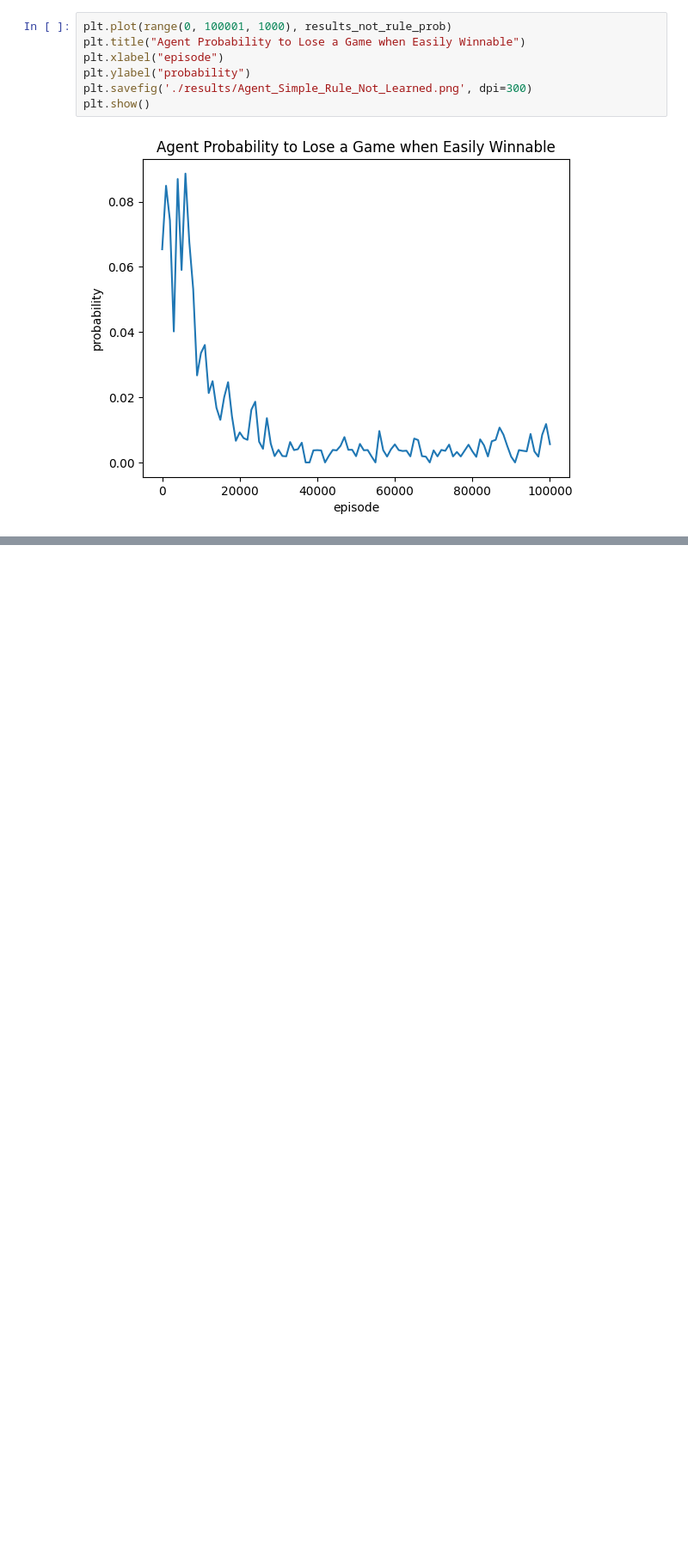
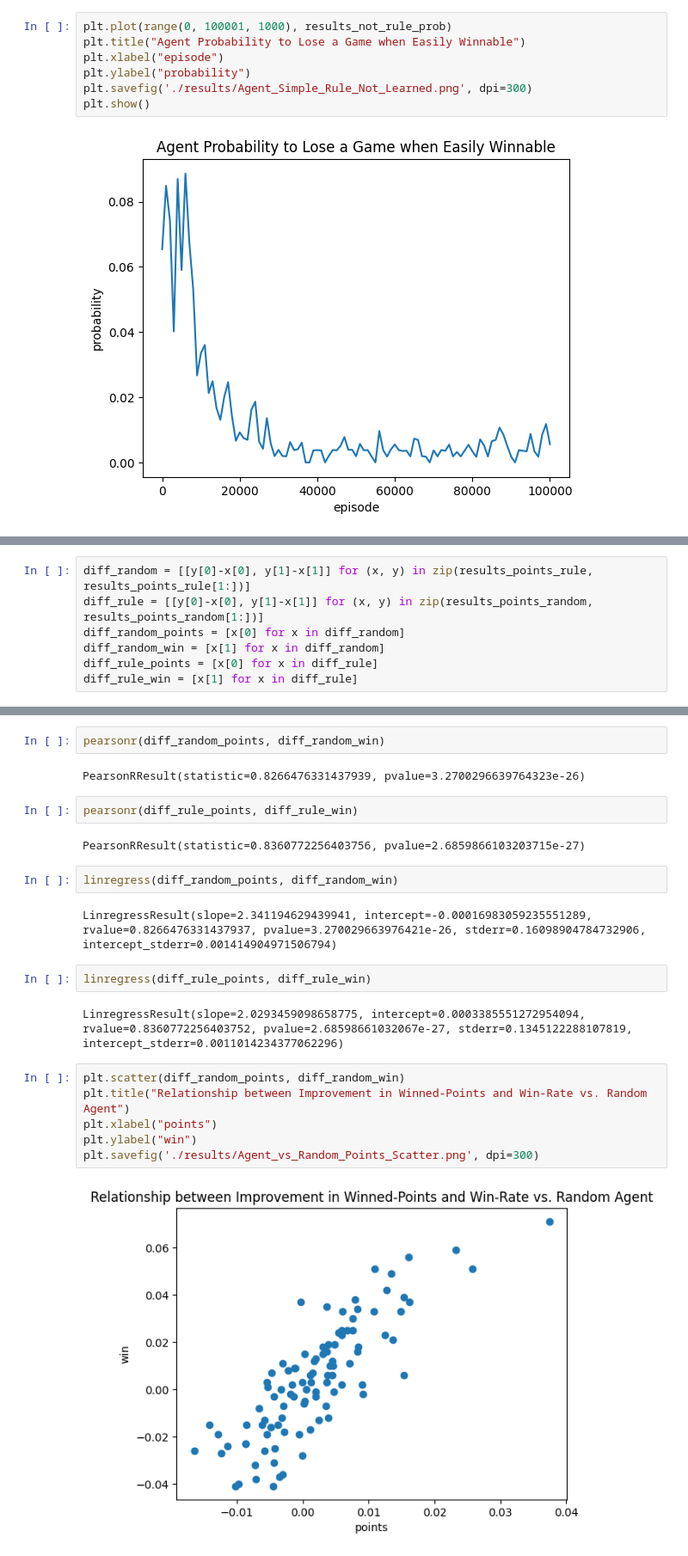
Before and after one commit to Tortar/BriscolaAI, a Jupyter notebook: agent_analysis.ipynb, the cells around one changed output, grey strips where cells are left out. Shown at 86% size. Drawn from its saved outputs; the diff is of its cells as text; blank space fills up the shorter version.

```diff
--- a/agent_analysis.ipynb
+++ b/agent_analysis.ipynb
@@ -203,3 +204,10 @@ plt.savefig('./results/Agent_vs_Random_Points.png', dpi=300)
 plt.show()
 # %% [output]
 [figure]
+# %%
+diff_random = [[y[0]-x[0], y[1]-x[1]] for (x, y) in zip(results_points_rule, results_points_rule[1:])]
+diff_rule = [[y[0]-x[0], y[1]-x[1]] for (x, y) in zip(results_points_random, results_points_random[1:])]
+diff_random_points = [x[0] for x in diff_random]
+diff_random_win = [x[1] for x in diff_random]
+diff_rule_points = [x[0] for x in diff_rule]
+diff_rule_win = [x[1] for x in diff_rule]
@@ -205,0 +222,24 @@ plt.show()
+# %%
+pearsonr(diff_random_points, diff_random_win)
+# %% [output]
+PearsonRResult(statistic=0.8266476331437939, pvalue=3.2700296639764323e-26)
+# %%
+pearsonr(diff_rule_points, diff_rule_win)
+# %% [output]
+PearsonRResult(statistic=0.8360772256403756, pvalue=2.6859866103203715e-27)
+# %%
+linregress(diff_random_points, diff_random_win)
+# %% [output]
+LinregressResult(slope=2.341194629439941, intercept=-0.00016983059235551289, rvalue=0.8266476331437937, pvalue=3.270029663976421e-26, stderr=0.16098904784732906, intercept_stderr=0.001414904971506794)
+# %%
+linregress(diff_rule_points, diff_rule_win)
+# %% [output]
+LinregressResult(slope=2.0293459098658775, intercept=0.0003385551272954094, rvalue=0.8360772256403752, pvalue=2.68598661032067e-27, stderr=0.1345122288107819, intercept_stderr=0.0011014234377062296)
+# %%
+plt.scatter(diff_random_points, diff_random_win)
+plt.title("Relationship between Improvement in Winned-Points and Win-Rate vs. Random Agent")
+plt.xlabel("points")
+plt.ylabel("win")
+plt.savefig('./results/Agent_vs_Random_Points_Scatter.png', dpi=300)
+# %% [output]
+[figure, added]
```
Also changed, not shown: parts of 7 cells of this notebook.
